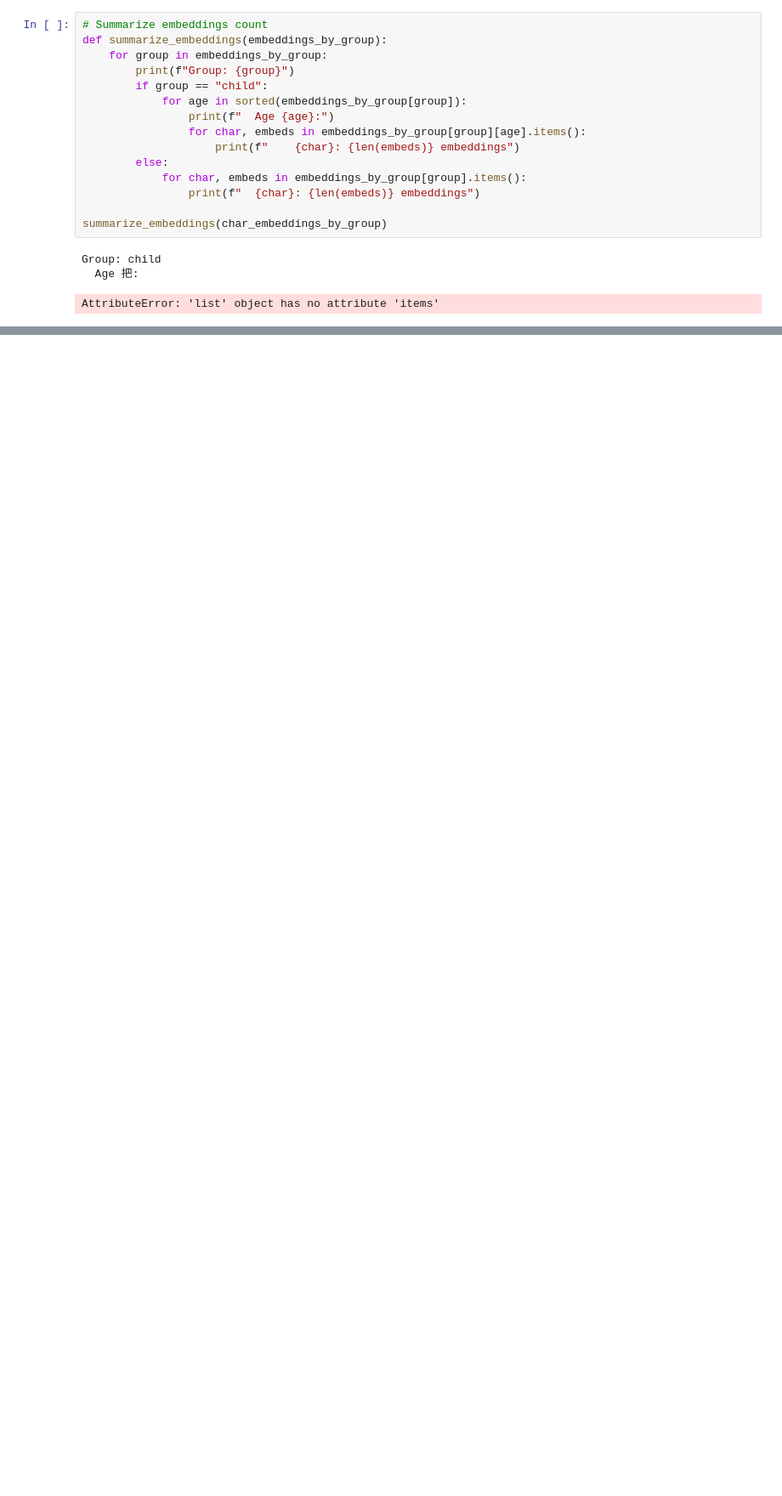
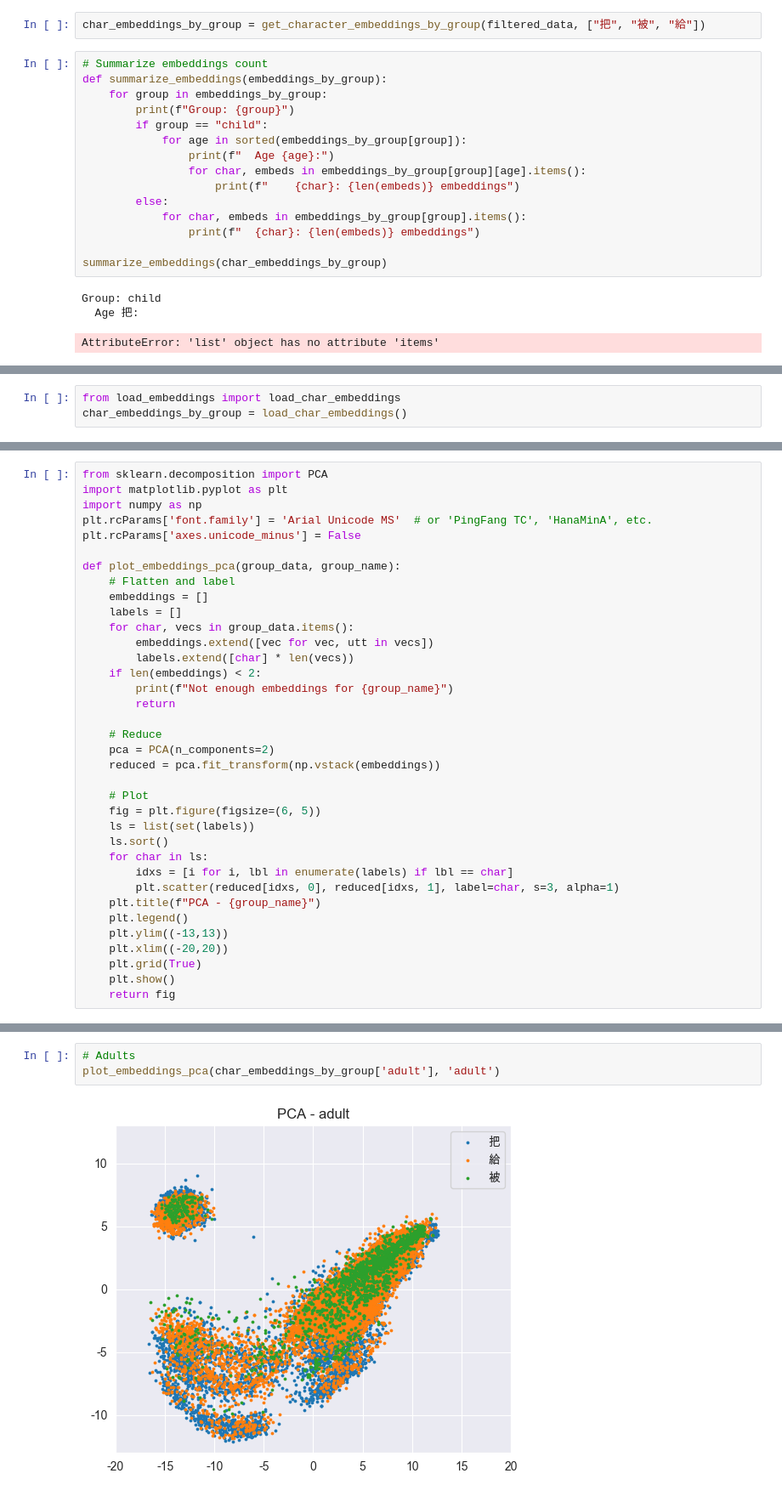
Before and after one commit to deborahwatty/childes_embeddings, a Jupyter notebook: context_embedding_full.ipynb, the cells around one changed output, grey strips where cells are left out. Shown at 85% size. Cells and saved outputs as stored; diff of their text form; blank space fills up the shorter version.

```diff
--- a/context_embedding_full.ipynb
+++ b/context_embedding_full.ipynb
@@ -230,3 +272,5 @@ IndentationError: expected an indented block after 'for' statement on line 12 (1
+# %%
+char_embeddings_by_group = get_character_embeddings_by_group(filtered_data, ["把", "被", "給"])
 # %%
 # Summarize embeddings count
 def summarize_embeddings(embeddings_by_group):
@@ -248,0 +316,3 @@ AttributeError: 'list' object has no attribute 'items'
+# %%
+from load_embeddings import load_char_embeddings
+char_embeddings_by_group = load_char_embeddings()
@@ -248,0 +323,36 @@ AttributeError: 'list' object has no attribute 'items'
+# %%
+from sklearn.decomposition import PCA
+import matplotlib.pyplot as plt
+import numpy as np
+plt.rcParams['font.family'] = 'Arial Unicode MS'  # or 'PingFang TC', 'HanaMinA', etc.
+plt.rcParams['axes.unicode_minus'] = False
+
+def plot_embeddings_pca(group_data, group_name):
+    # Flatten and label
+    embeddings = []
+    labels = []
+    for char, vecs in group_data.items():
+        embeddings.extend([vec for vec, utt in vecs])
+        labels.extend([char] * len(vecs))
+    if len(embeddings) < 2:
+        print(f"Not enough embeddings for {group_name}")
+        return
+
+    # Reduce
+    pca = PCA(n_components=2)
+    reduced = pca.fit_transform(np.vstack(embeddings))
+
+    # Plot
+    fig = plt.figure(figsize=(6, 5))
+    ls = list(set(labels))
+    ls.sort()
+    for char in ls:
+        idxs = [i for i, lbl in enumerate(labels) if lbl == char]
+        plt.scatter(reduced[idxs, 0], reduced[idxs, 1], label=char, s=3, alpha=1)
+    plt.title(f"PCA - {group_name}")
+    plt.legend()
+    plt.ylim((-13,13))
+    plt.xlim((-20,20))
+    plt.grid(True)
+    plt.show()
+    return fig
@@ -248,0 +364,5 @@ AttributeError: 'list' object has no attribute 'items'
+# %%
+# Adults
+plot_embeddings_pca(char_embeddings_by_group['adult'], 'adult')
+# %% [output]
+[figure, added]
```
Also changed, not shown: parts of 34 cells of this notebook, 23 other files.
